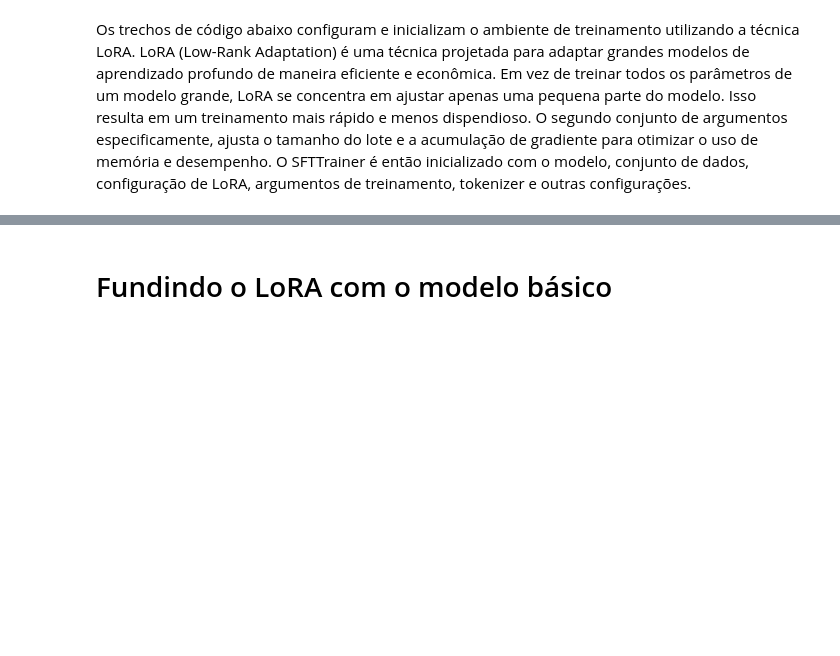
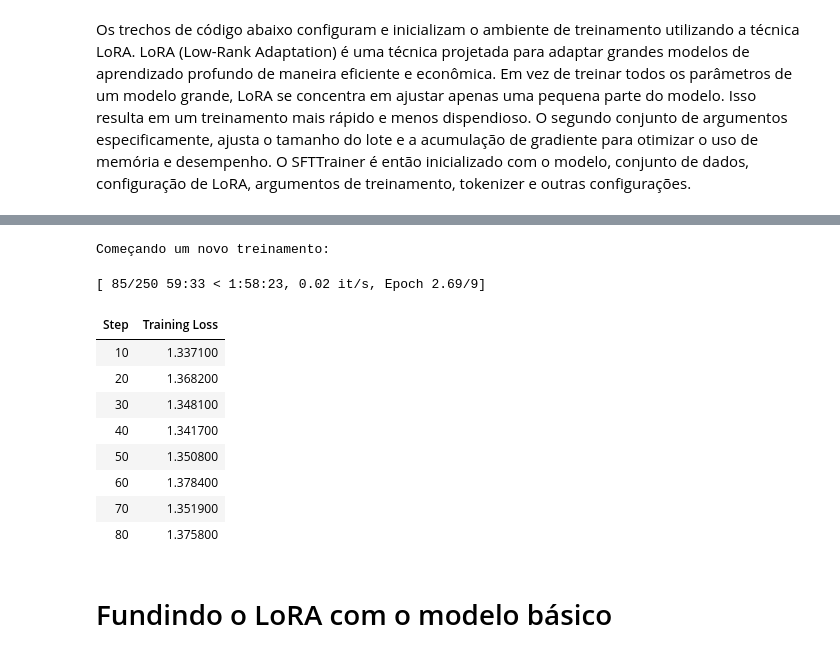
Before and after one commit to luishcarvalho/projeto_ccf726, a Jupyter notebook: tiny_llama_smart_contract.ipynb, the cells around one changed output, grey strips where cells are left out. Drawn from its saved outputs; the diff is of its cells as text; code cells hidden in the pictures; blank space fills up the shorter version.

Commit message:
testes com modelo

```diff
--- a/tiny_llama_smart_contract.ipynb
+++ b/tiny_llama_smart_contract.ipynb
@@ -185,3 +271,6 @@ data = prepare_train_data(df)
+# %%
+# Caminho do modelo base, vai usar o Tinyllama
+model_id ='TinyLlama/TinyLlama_v1.1'
 # %% [markdown]
 A função "get_model_and_tokenizer" carrega o tokenizer e o modelo de linguagem usando a biblioteca Hugging Face Transformers de acordo com o id passado. Após isso, aplica quantização em 4 bits para reduzir seu tamanho e tentar melhorar a eficiência computacional. Isso foi feito para tentar carregar o modelo de maneira mais eficiente em termos de memória e computação.
 # %%
@@ -212,11 +318,15 @@ Please note that authentication is recommended but still optional to access publ
 Os trechos de código abaixo configuram e inicializam o ambiente de treinamento utilizando a técnica LoRA. LoRA (Low-Rank Adaptation) é uma técnica projetada para adaptar grandes modelos de aprendizado profundo de maneira eficiente e econômica. Em vez de treinar todos os parâmetros de um modelo grande, LoRA se concentra em ajustar apenas uma pequena parte do modelo. Isso resulta em um treinamento mais rápido e menos dispendioso. O segundo conjunto de argumentos especificamente, ajusta o tamanho do lote e a acumulação de gradiente para otimizar o uso de memória e desempenho. O SFTTrainer é então inicializado com o modelo, conjunto de dados, configuração de LoRA, argumentos de treinamento, tokenizer e outras configurações.
 # %%
 peft_config = LoraConfig(
-        r=8, lora_alpha=16, lora_dropout=0.05, bias="none", task_type="CAUSAL_LM"
+        r=8,
+        lora_alpha=16,
+        lora_dropout=0.05,
+        bias="none",
+        task_type="CAUSAL_LM"
     )
 # %%
 training_arguments = TrainingArguments(
-    output_dir=output_model,
+    output_dir=project_dir,
     per_device_train_batch_size=4,  # reduzir tamanho do batch (estava 16)
     gradient_accumulation_steps=8,  # aumentar para compensar o tamanho do lote reduzido (estava 4)
     optim="paged_adamw_32bit",
@@ -224,7 +334,7 @@ training_arguments = TrainingArguments(
     lr_scheduler_type="cosine",
     save_strategy="epoch",
     logging_steps=10,
-    num_train_epochs=3,
+    num_train_epochs=5,
     max_steps=250, #steps (estava 500)
     fp16=True,  # precisão mista
     gradient_checkpointing=True  # checkpointing de gradiente
@@ -233,12 +343,12 @@ training_arguments = TrainingArguments(
 # definindo o trainer
 trainer = SFTTrainer(
     model=model,
-    train_dataset=data,
+    train_dataset=dataset['train'],
     peft_config=peft_config,
-    dataset_text_field="text",
+    dataset_text_field="input",
     args=training_arguments,
     tokenizer=tokenizer,
     packing=False,
-    max_seq_length=1024
+    max_seq_length=2048
 )
 # %% [output]
@@ -284,3 +360,24 @@ TrainOutput(global_step=250, training_loss=0.3573451051712036, metrics={'train_r
+# %%
+#se tiver algum checkpoint salvo na pasta do projeto, ele vai continuar a partir do ultimo salvo.
+last_checkpoint = get_last_checkpoint(project_dir)
+if last_checkpoint != None: # Continua a partir do ultimo checkpoint salvo
+    print(f"Continuando treinamento a partir de: {last_checkpoint}")
+    trainer.train(resume_from_checkpoint=last_checkpoint)
+else: # começa um novo treinamento
+    print("Começando um novo treinamento:")
+    trainer.train()
+# %% [output]
+Começando um novo treinamento:
+[ 85/250 59:33 < 1:58:23, 0.02 it/s, Epoch 2.69/9]
+| Step | Training Loss |
+| 10 | 1.337100 |
+| 20 | 1.368200 |
+| 30 | 1.348100 |
+| 40 | 1.341700 |
+| 50 | 1.350800 |
+| 60 | 1.378400 |
+| 70 | 1.351900 |
+| 80 | 1.375800 |
 # %% [markdown]
 # Fundindo o LoRA com o modelo básico
 # %%
```
Also changed, not shown: parts of 40 cells of this notebook.
